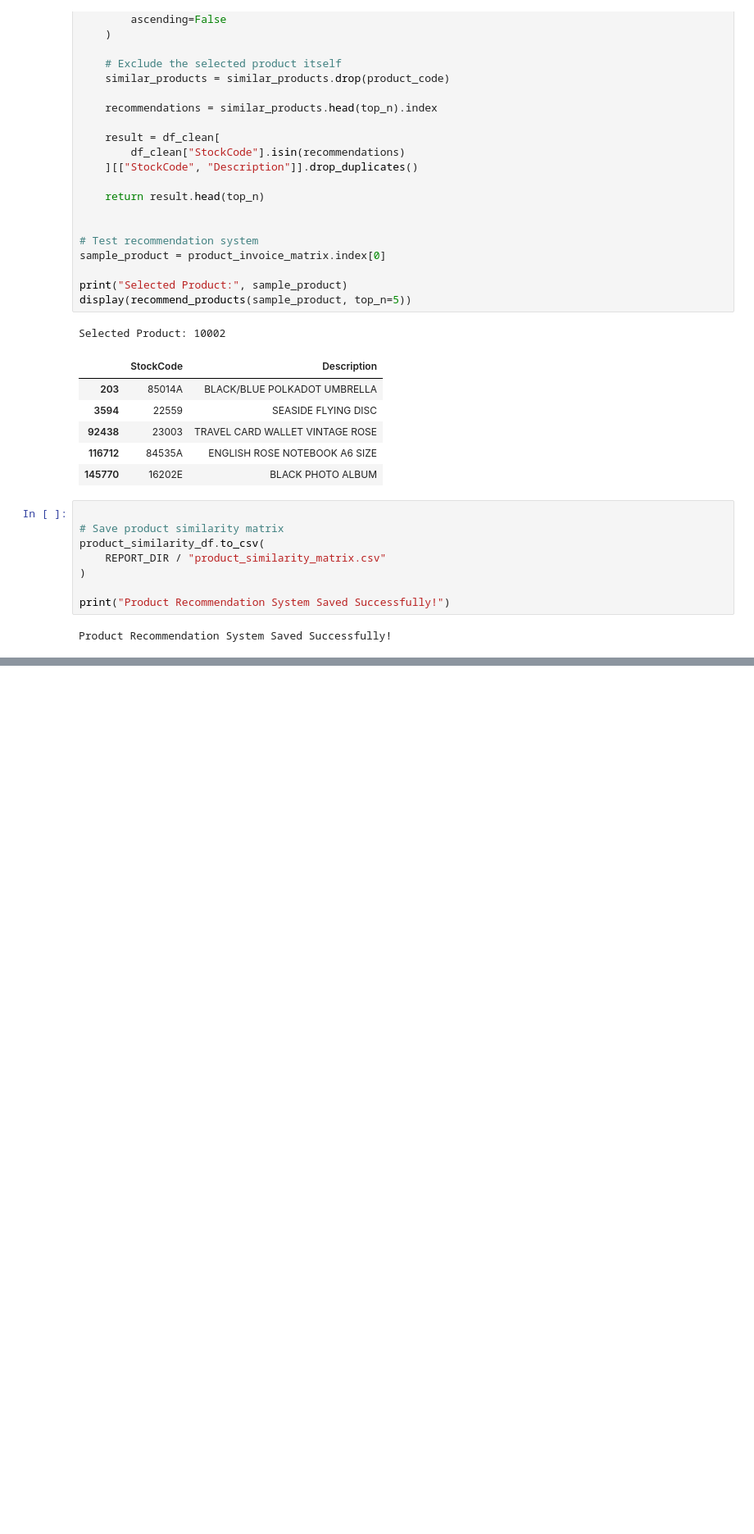
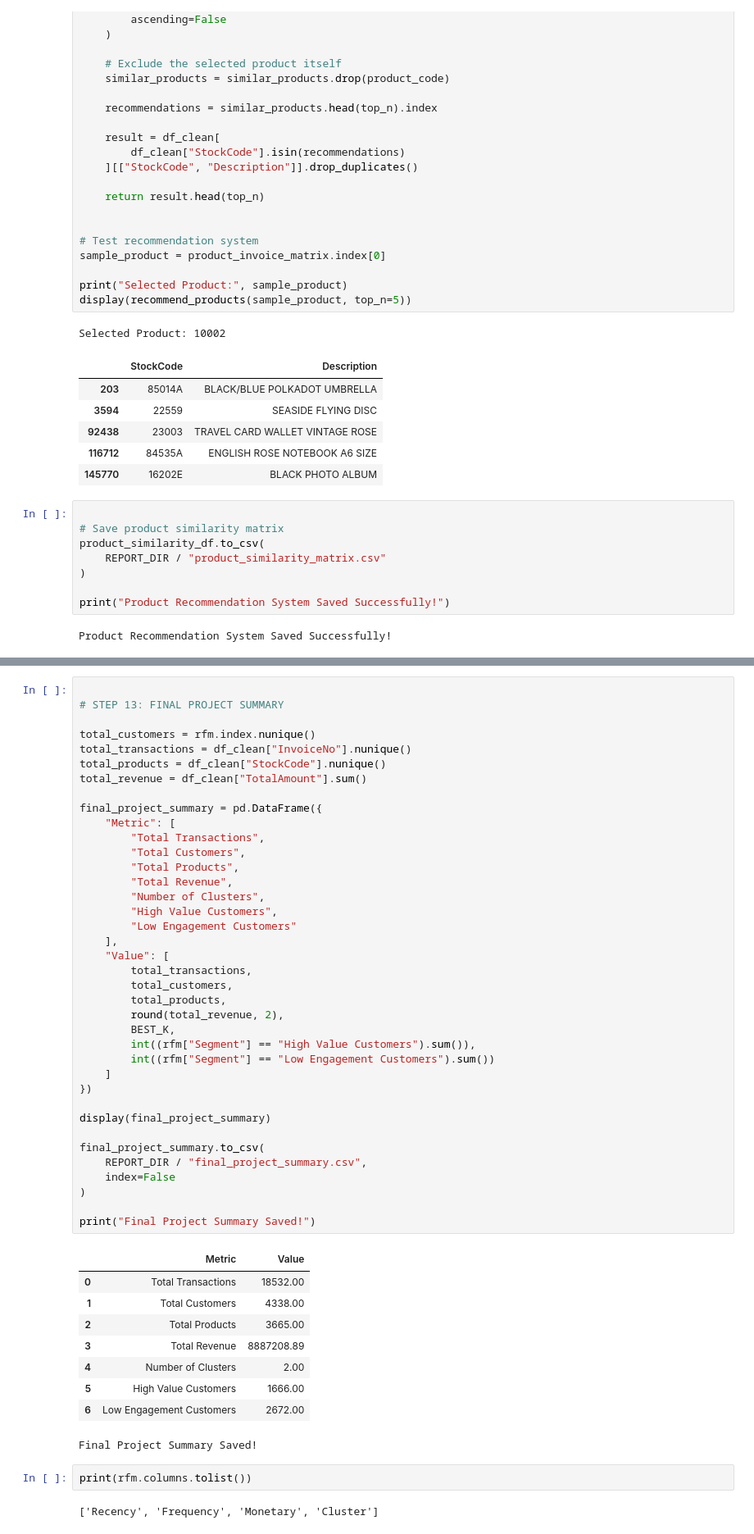
Before and after one commit to abhaybhargav2023-commits/ecommerce-customer-segmentation, a Jupyter notebook: ecommerce_customer_segmentation.ipynb, the cells around one changed output, grey strips where cells are left out. Shown at 82% size. Drawn from its saved outputs; the diff is of its cells as text; blank space fills up the shorter version.

```diff
--- a/ecommerce_customer_segmentation.ipynb
+++ b/ecommerce_customer_segmentation.ipynb
@@ -1242,0 +1470,52 @@ Product Recommendation System Saved Successfully!
+# %%
+
+# STEP 13: FINAL PROJECT SUMMARY
+
+total_customers = rfm.index.nunique()
+total_transactions = df_clean["InvoiceNo"].nunique()
+total_products = df_clean["StockCode"].nunique()
+total_revenue = df_clean["TotalAmount"].sum()
+
+final_project_summary = pd.DataFrame({
+    "Metric": [
+        "Total Transactions",
+        "Total Customers",
+        "Total Products",
+        "Total Revenue",
+        "Number of Clusters",
+        "High Value Customers",
+        "Low Engagement Customers"
+    ],
+    "Value": [
+        total_transactions,
+        total_customers,
+        total_products,
+        round(total_revenue, 2),
+        BEST_K,
+        int((rfm["Segment"] == "High Value Customers").sum()),
+        int((rfm["Segment"] == "Low Engagement Customers").sum())
+    ]
+})
+
+display(final_project_summary)
+
+final_project_summary.to_csv(
+    REPORT_DIR / "final_project_summary.csv",
+    index=False
+)
+
+print("Final Project Summary Saved!")
+# %% [output]
+|  | Metric | Value |
+| 0 | Total Transactions | 18532.00 |
+| 1 | Total Customers | 4338.00 |
+| 2 | Total Products | 3665.00 |
+| 3 | Total Revenue | 8887208.89 |
+| 4 | Number of Clusters | 2.00 |
+| 5 | High Value Customers | 1666.00 |
+| 6 | Low Engagement Customers | 2672.00 |
+Final Project Summary Saved!
+# %%
+print(rfm.columns.tolist())
+# %% [output]
+['Recency', 'Frequency', 'Monetary', 'Cluster']
```
Also changed, not shown: parts of 15 cells of this notebook, 20 other files.
